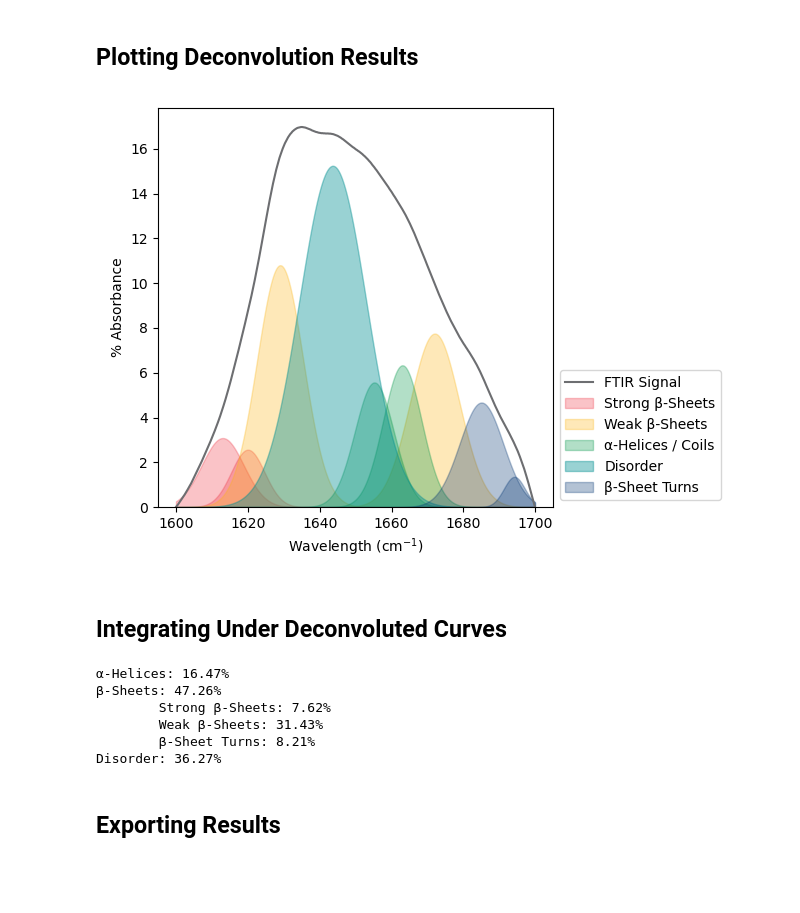
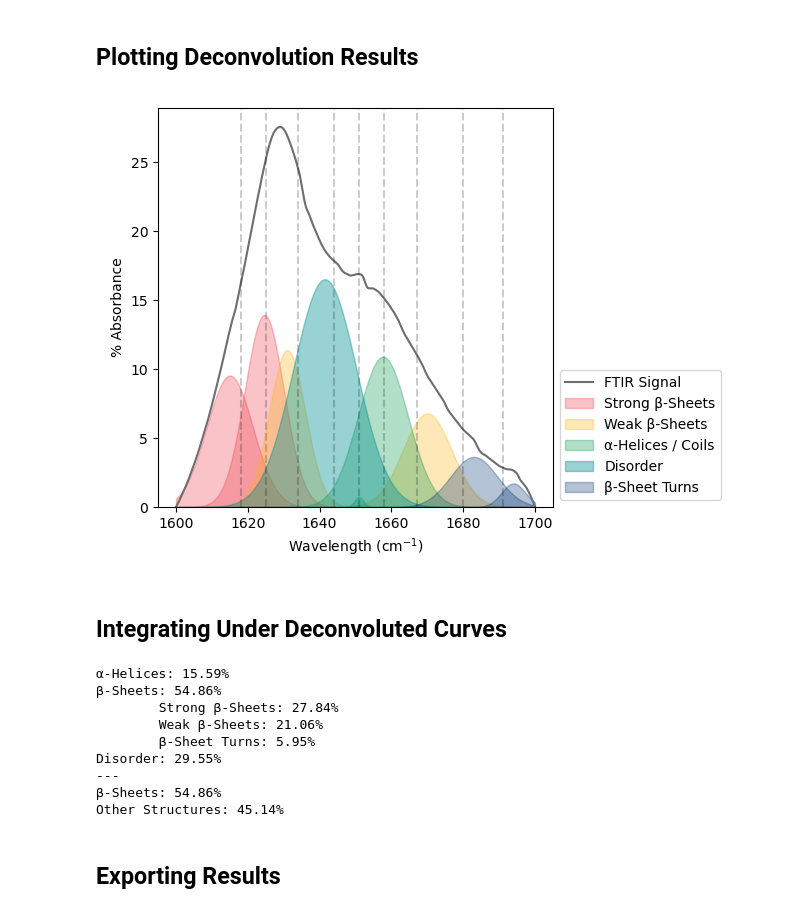
Before and after one commit to aeashmar/utilities, a Jupyter notebook: analysis/FTIR-Deconvolution-Advanced.ipynb, the cells around one changed output. Saved outputs shown, nothing was run; the diff lists cells and outputs as text; code cells hidden in the pictures; blank space fills up the shorter version.

```diff
--- a/analysis/FTIR-Deconvolution-Advanced.ipynb
+++ b/analysis/FTIR-Deconvolution-Advanced.ipynb
@@ -13,9 +13,6 @@ from lmfit import Parameters
 from lmfit.models import GaussianModel
 import datetime
 
-
-plt.style.use(["cmu-colors"])
-
 # Importing demo dataset
 filename = "FTIR-Sample-Data.csv"
 data = pd.read_csv(filename)
@@ -64,21 +83,14 @@ def gaussian1(x, amp1, mu1, sigma1):
 # %% [markdown]
 ## Creating Model and Fitting Data
 # %%
-# Converting to '% absorbance' instead of '% transmittance'
-amide1.loc[:, "absorbance"] = new.max() - new
-
-# Splitting dataframe into variables for convenience
-wave = amide1["wavelength"]
-absorbance = amide1["absorbance"]
-
 # Establishing best initial guesses for fit parameters
 amps = np.array([50, 50, 50, 50, 50, 50, 50, 50, 50])
 mus = np.array([1618, 1625, 1634, 1644, 1651, 1658, 1667, 1680, 1691])
-sigmas = [10, 10, 10, 10, 10, 10, 10, 10, 10]
+sigmas = [1, 1, 1, 1, 1, 1, 1, 1, 1]
 
 # Establishing bounds for wavelength centers (+/- 5 cm^-1)
-mus_lower = mus - 5
-mus_upper = mus + 5
+mus_lower = mus - 3
+mus_upper = mus + 3
 
 # Creating the model as the sum of n Gaussian peaks
 nPeaks = 9  # INPUT: Number of peaks in the model
@@ -155,34 +162,37 @@ plt.plot(wave, absorbance, figure=finalPlot, color="C0")
 
 # Plotting Strongly-Bonded Beta-Sheets
 plt.fill_between(x=wave, y1=fitPeaks[7, :], alpha=0.3, color='C1', figure=finalPlot)
 plt.fill_between(x=wave, y1=fitPeaks[8, :], alpha=0.3, color='C1', figure=finalPlot)
 
 # Plotting Weakly-Bonded Beta-Sheets
 plt.fill_between(x=wave, y1=fitPeaks[6, :], alpha=0.3, color='C2', figure=finalPlot)
 plt.fill_between(x=wave, y1=fitPeaks[2, :], alpha=0.3, color='C2', figure=finalPlot)
 
 # Alpha-Helices / Coils
 plt.fill_between(x=wave, y1=fitPeaks[3, :], alpha=0.3, color='C3', figure=finalPlot)
 plt.fill_between(x=wave, y1=fitPeaks[4, :], alpha=0.3, color='C3', figure=finalPlot)
 
 # Disordered Regions
 plt.fill_between(x=wave, y1=fitPeaks[5, :], alpha=0.4, color='C4', figure=finalPlot)
 
 # Plotting Beta-Sheet Turns
 plt.fill_between(x=wave, y1=fitPeaks[0, :], alpha=0.3, color='C5', figure=finalPlot)
 plt.fill_between(x=wave, y1=fitPeaks[1, :], alpha=0.3, color='C5', figure=finalPlot)
 
+# Plotting tabulated wavelengths for secondary structures
+for o in mus:
+    plt.axvline(o, color="black", linestyle="--", alpha=0.2)
 
 # Plot styling
 plt.ylim(bottom=0)
 plt.xlabel("Wavelength (cm$^{-1}$)")
 plt.ylabel("% Absorbance")
 
 legendOrder = ["FTIR Signal", "Strong β-Sheets", "_", "Weak β-Sheets", "_", "α-Helices / Coils", "_", "Disorder", "β-Sheet Turns", "_"]
 plt.legend(legendOrder, bbox_to_anchor=(1,0), loc="lower left")
 plt.tight_layout()
 # %% [output]
-[figure, old version]
+[figure, new version]
 # %% [markdown]
 ## Integrating Under Deconvoluted Curves
 # %%
@@ -210,13 +220,19 @@ print("\tStrong β-Sheets: {:.2f}%".format(strongBeta / total * 100))
 print("\tWeak β-Sheets: {:.2f}%".format(weakBeta / total * 100))
 print("\tβ-Sheet Turns: {:.2f}%".format(betaTurns / total * 100))
 print("Disorder: {:.2f}%".format(disorderPercent))
+print("---")
+print("β-Sheets: {:.2f}%".format(betaPercent))
+print("Other Structures: {:.2f}%".format(alphaPercent + disorderPercent))
 # %% [output]
-α-Helices: 16.47%
-β-Sheets: 47.26%
-        Strong β-Sheets: 7.62%
-        Weak β-Sheets: 31.43%
-        β-Sheet Turns: 8.21%
-Disorder: 36.27%
+α-Helices: 15.59%
+β-Sheets: 54.86%
+        Strong β-Sheets: 27.84%
+        Weak β-Sheets: 21.06%
+        β-Sheet Turns: 5.95%
+Disorder: 29.55%
+---
+β-Sheets: 54.86%
+Other Structures: 45.14%
 # %% [markdown]
 ## Exporting Results
 # %%
```
Also changed, not shown: parts of 5 cells of this notebook.
